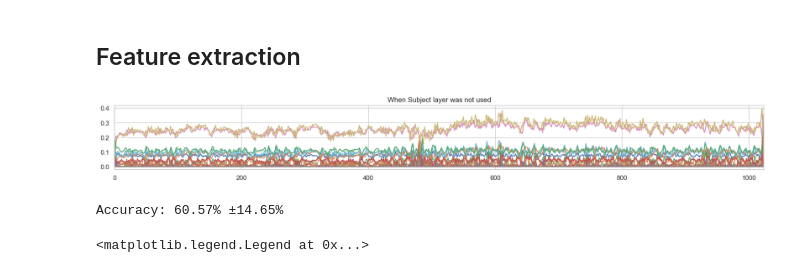
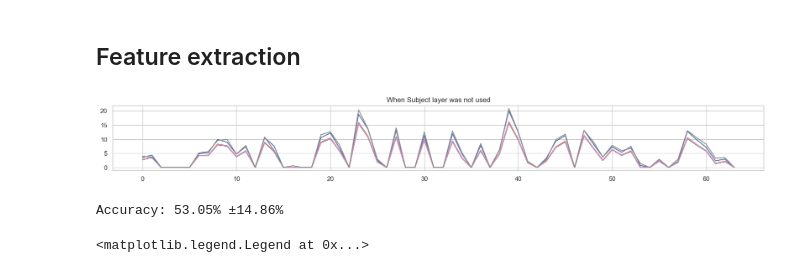
Before and after one commit to Yeganehfrh/EEGModalNet, a Jupyter notebook: notebooks/Debug.ipynb, the cells around one changed output. Cells and saved outputs as stored; diff of their text form; code cells hidden in the pictures.

```diff
--- a/notebooks/Debug.ipynb
+++ b/notebooks/Debug.ipynb
@@ -222,8 +231,8 @@ else:
     ch_list = [channel]
     ch_ids = find_channel_ids(xarray, ch_list)
     x = x[:, ch_ids, 440:]
-    if filtering:
-        x = mne.filter.filter_data(x, 128, 1, None, method='fir', verbose=False)  # filter data
-    x = torch.tensor(x).unfold(2, time_dim, time_dim).permute(0, 2, 3, 1).flatten(0, 1)
-    sub = np.arange(0, n_subject).repeat(x.shape[0]//n_subject)[:, np.newaxis]
-    data = {'x': x, 'sub': sub}
+    # if filtering:
+    #     x = mne.filter.filter_data(x, 128, 1, None, method='fir', verbose=False)  # filter data
+    # x = torch.tensor(x).unfold(2, time_dim, time_dim).permute(0, 2, 3, 1).flatten(0, 1)
+    # sub = np.arange(0, n_subject).repeat(x.shape[0]//n_subject)[:, np.newaxis]
+    # data = {'x': x, 'sub': sub}
@@ -368,23 +382,23 @@ sub_ids = np.concatenate((xf_ids, xm_ids))
 # model = WGAN_GP(time_dim=time_dim, feature_dim=1, latent_dim=64, n_subjects=20, use_sublayers=True)
 # model.load_weights('tmp/keras_models/wgan_gp_with_sub_layer.model.keras')
 critic = wgan_gp.critic
-model = keras.Model(inputs=critic.model.layers[0].input, outputs=critic.model.layers[1].output)
-# x_ = critic.sub_layer(x.float().to('mps'), torch.tensor(sub_ids).unsqueeze(1).to('mps'))
+model = keras.Model(inputs=critic.model.layers[0].input, outputs=critic.model.layers[-2].output)
+# x_ = critic.sub_layer(x.float().to('mps'), torch.tensor(sub).to('mps'))
 features = model(x.float()).cpu().detach().numpy()
 # %%
 plt.figure(figsize=(20, 2))
-for i in range(0, 16):
-    plt.plot(features[300, :, i])
+for i in range(0, 8):
+    plt.plot(features[i, :])
     plt.title('When Subject layer was not used')
-    plt.xlim(0, 1024)
+    # plt.xlim(0, 1024)
 
 # plt.figure(figsize=(10, 2))
 # for i in range(20):
 #     plt.plot(features_[i])
 #     plt.title('When Subject layer was used!!!')
 # plt.show()
 # %% [output]
-[figure, old version]
+[figure, new version]
 # %%
 cv_g = GroupShuffleSplit(n_splits=50, test_size=0.2)
 cv_s = StratifiedShuffleSplit(n_splits=50, test_size=0.2)
@@ -395,11 +409,11 @@ pipe = Pipeline(steps=[
     ('clf', SVC(max_iter=1000000, kernel='linear', class_weight='balanced')),
 ])
 
-scores_g = cross_val_score(pipe, features, labels, cv=cv_g, groups=sub_ids, n_jobs=-1)
-scores_s = cross_val_score(pipe, features, labels, cv=cv_s, groups=sub_ids, n_jobs=-1)
+scores_g = cross_val_score(pipe, features, labels, cv=cv_g, groups=sub.squeeze(), n_jobs=-1)
+scores_s = cross_val_score(pipe, features, labels, cv=cv_s, n_jobs=-1)
 print(f'Accuracy: {np.array(scores_g).mean() * 100:.2f}%', f'±{np.array(scores_g).std() * 100:.2f}%')
 # %% [output]
-Accuracy: 60.57% ±14.65%
+Accuracy: 53.05% ±14.86%
 # %%
 # shuffle the labels for permutation test
 np.random.shuffle(labels)
```
Also changed, not shown: parts of 2 cells of this notebook.
